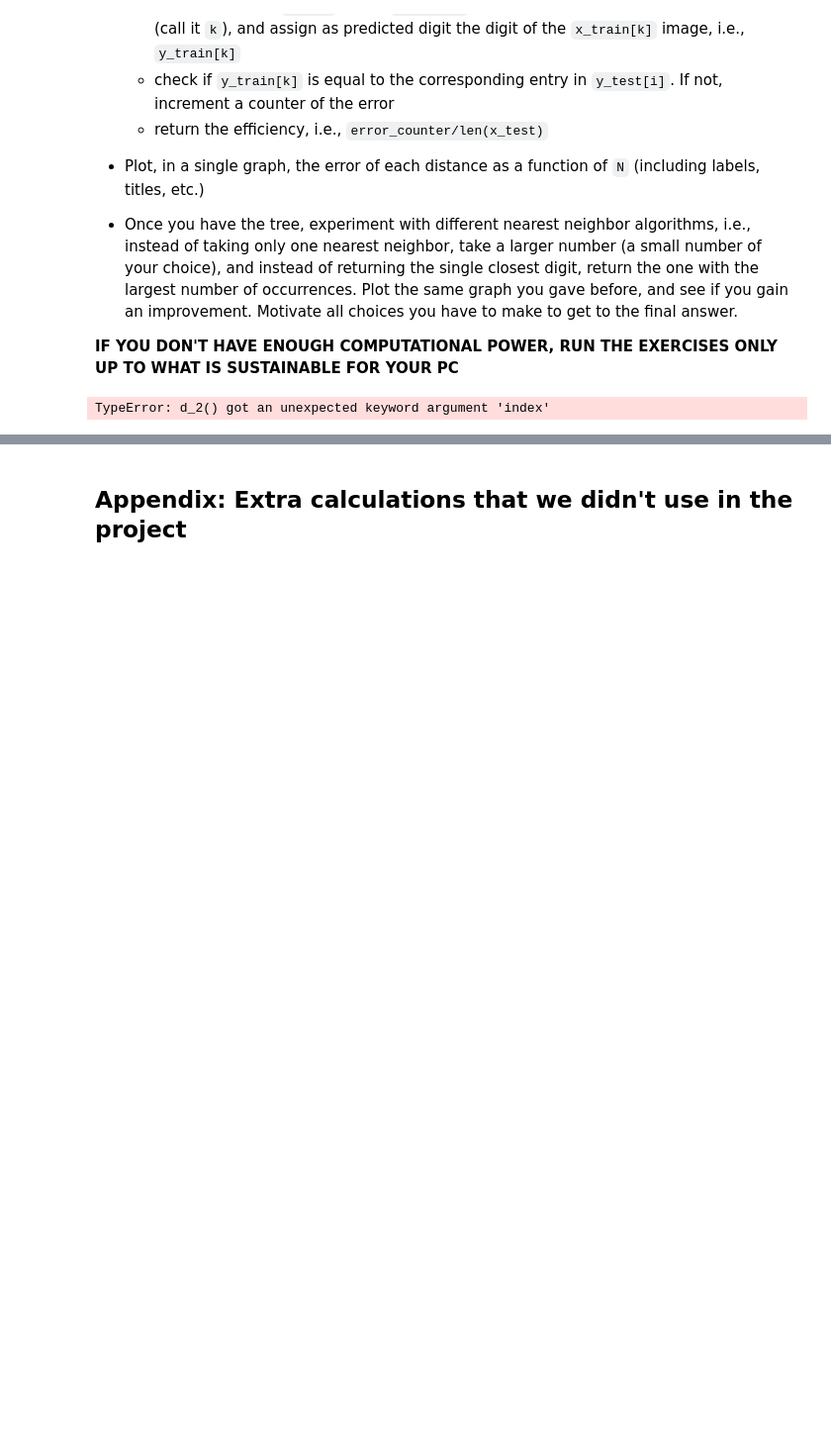
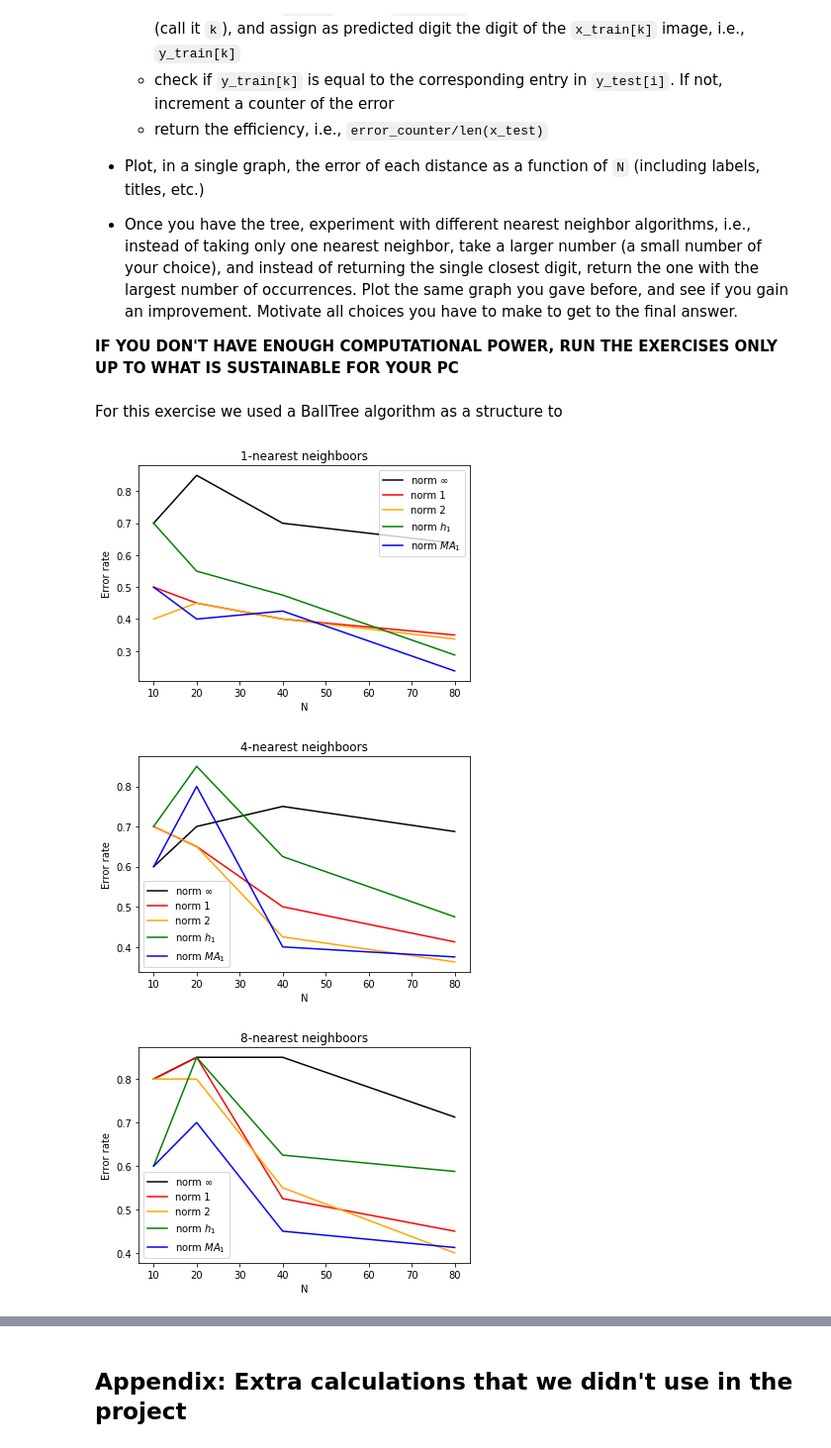
Before and after one commit to Fede112/P1.4_seed, a Jupyter notebook: final_project/final_project_2018-2019.ipynb, the cells around one changed output, grey strips where cells are left out. Shown at 99% size. Cells and saved outputs as stored; diff of their text form; code cells hidden in the pictures; blank space fills up the shorter version.

```diff
--- a/final_project/final_project_2018-2019.ipynb
+++ b/final_project/final_project_2018-2019.ipynb
@@ -848,3 +848,5 @@ For each N in 3200,6400,12800,25600,51200, and for each distance defined above
 
 
 **IF YOU DON'T HAVE ENOUGH COMPUTATIONAL POWER, RUN THE EXERCISES ONLY UP TO WHAT IS SUSTAINABLE FOR YOUR PC**
+# %% [markdown]
+For this exercise we used a BallTree algorithm as a structure to
@@ -852,26 +902,43 @@ For each N in 3200,6400,12800,25600,51200, and for each distance defined above
 import numpy as np
 from sklearn.neighbors import BallTree
 # %%
-def k_nearest_neighbors(kn, N, d_f, group, labels):
-    tree = BallTree((group[:N]).reshape(N,28*28), leaf_size=2, metric=d_f, index = [1, 2])
-    dist, ind = tree.query((group[:N]).reshape(N,28*28), k=kn)
+def k_nearest_neighbors(kn, N, d_f, group_train, labels_train, group_test, labels_test, **kwargs):
+    tree = BallTree((group_train[:N]).reshape(N,28*28), leaf_size=2, metric=d_f, **kwargs)
+    dist, ind = tree.query((group_test[:N]).reshape(N,28*28), k=kn)
     return ind, dist
 
-def BallTree_efficiency(kn, N, d_f, group, labels):
-    ind, _ = k_nearest_neighbors(kn, N, d_f, group, labels)
-    k_nearest_labels = np.array([ [labels[ind[i,j]] for j in range(kn)] for i in arange(N) ])
+def BallTree_efficiency(kn, N, d_f, group_train, labels_train, group_test, labels_test, **kwargs):
+    ind, _ = k_nearest_neighbors(kn, N, d_f, group_train, labels_train, group_test, labels_test, **kwargs)
+    k_nearest_labels = np.array([ [labels_train[ind[i,j]] for j in range(kn)] for i in arange(N) ])
     errors = 0
     for ima in range(N):
-        counts = np.bincount(k_nearest_labels[ima,1:kn])
-        if not k_nearest_labels[ima,0] == np.argmax(counts): errors += 1
+        counts = np.bincount(k_nearest_labels[ima,:])
+#         if not k_nearest_labels[ima,0] == np.argmax(counts): errors += 1
+        if not labels_test[ima] == np.argmax(counts): errors += 1
     return [kn, N, errors/N]
 # %%
-kn = 3
+kns = [1,4,8]
 Ns = np.array([10,20,40,80])
-# d_infty_errors = np.array([BallTree_efficiency(kn, N, d_infty, x_train, y_train) for kn in range(2,7) for N in Ns])
-# d_1_errors = np.array([BallTree_efficiency(kn, N, d_1, x_train, y_train) for kn in range(2,7) for N in Ns])
-d_2_errors = np.array([BallTree_efficiency(kn, N, d_2, x_train, y_train) for kn in range(2,7) for N in Ns])
-# d_h1_errors = np.array([BallTree_efficiency(kn, N, d_h1, x_train, y_train) for kn in range(2,7) for N in Ns])
-print(d_2_errors)
+d_infty_errors = np.array([BallTree_efficiency(kn, N, d_infty, x_train, y_train, x_test, y_test) for kn in kns for N in Ns])
+d_1_errors = np.array([BallTree_efficiency(kn, N, d_1, x_train, y_train, x_test, y_test) for kn in kns for N in Ns])
+d_2_errors = np.array([BallTree_efficiency(kn, N, d_2, x_train, y_train, x_test, y_test) for kn in kns for N in Ns])
+d_h1_errors = np.array([BallTree_efficiency(kn, N, d_h1_no_opt, x_train, y_train, x_test, y_test) for kn in kns for N in Ns])
+d_MA_1_errors = np.array([BallTree_efficiency(kn, N, d_MA_1_no_opt, x_train, y_train, x_test, y_test) for kn in kns for N in Ns])
-# %% [output]
-TypeError: d_2() got an unexpected keyword argument 'index'
+# %%
+# We plot the results for knn = [1,4,8]
+
+for k in range(3):
+    plot(Ns, d_infty_errors[len(Ns)*k:len(Ns)*(k+1),2], c='black', label = 'norm $\infty$')
+    plot(Ns, d_1_errors[len(Ns)*k:len(Ns)*(k+1),2], c='red', label = 'norm 1')
+    plot(Ns, d_2_errors[len(Ns)*k:len(Ns)*(k+1),2], c='orange', label = 'norm 2')
+    plot(Ns, d_h1_errors[len(Ns)*k:len(Ns)*(k+1),2], c='green', label = 'norm $h_1$')
+    plot(Ns, d_MA_1_errors[len(Ns)*k:len(Ns)*(k+1),2], c='blue', label = 'norm $MA_1$')
+    plt.legend()
+    plt.title(str(kns[k]) + '-nearest neighboors')
+    plt.xlabel('N')
+    plt.ylabel('Error rate')
+    plt.show()
+# %% [output]
+[figure, added]
+[figure, added]
+[figure, added]
```
Also changed, not shown: parts of 3 cells of this notebook.
